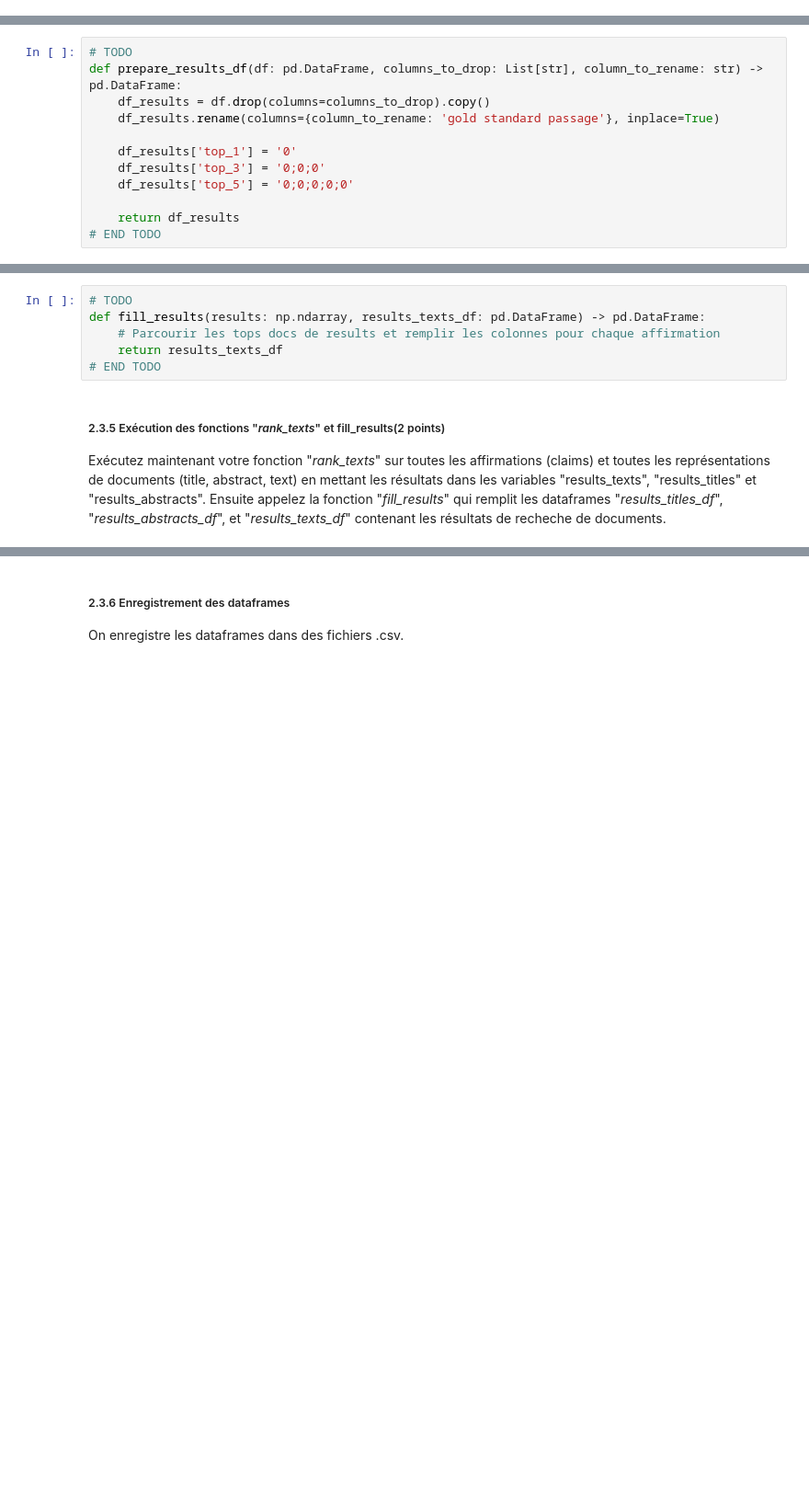
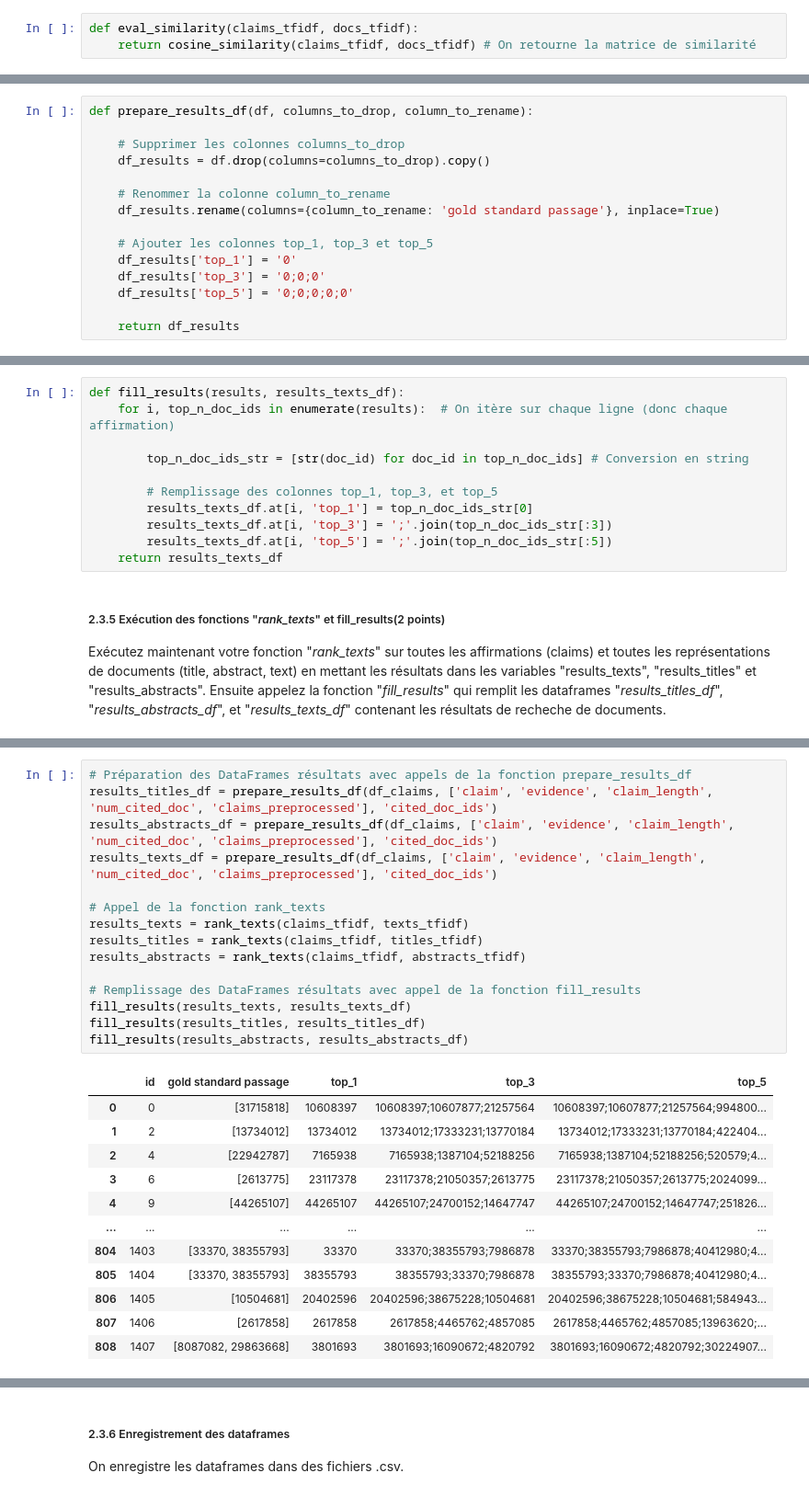
Before and after one commit to mohamedali05/TP_INF8460, a Jupyter notebook: Mathis_INF8460_A24_TP1_Enonce╠ü.ipynb, the cells around one changed output, grey strips where cells are left out. Shown at 92% size. Drawn from its saved outputs; the diff is of its cells as text; blank space fills up the shorter version.

```diff
--- a/Mathis_INF8460_A24_TP1_Enonce╠ü.ipynb
+++ b/Mathis_INF8460_A24_TP1_Enonce╠ü.ipynb
@@ -933,3 +668,6 @@ print(eval_similarity(claims_tfidf, titles_tfidf))
+# %%
+def eval_similarity(claims_tfidf, docs_tfidf):
+    return cosine_similarity(claims_tfidf, docs_tfidf) # On retourne la matrice de similarité
 # %% [markdown]
 ##### 2.3.2 Implémentation de la fonction "_rank_texts_" (2 points)
 
@@ -973,17 +713,20 @@ virgules, correspondant respectivement à des configurations de 1, 3, et
 
 Vous utiliserez ensuite cette fonction pour créer les dataframes "results_titles_df", "results_abstracts_df" et "results_texts_df", qui seront destinés à contenir les résultats de recherche de documents pour "title", "abstract" et "text" respectivement.
 # %%
-# TODO
-def prepare_results_df(df: pd.DataFrame, columns_to_drop: List[str], column_to_rename: str) -> pd.DataFrame:
+def prepare_results_df(df, columns_to_drop, column_to_rename):
+
+    # Supprimer les colonnes columns_to_drop
     df_results = df.drop(columns=columns_to_drop).copy()
+
+    # Renommer la colonne column_to_rename
     df_results.rename(columns={column_to_rename: 'gold standard passage'}, inplace=True)
 
+    # Ajouter les colonnes top_1, top_3 et top_5
     df_results['top_1'] = '0'
     df_results['top_3'] = '0;0;0'
     df_results['top_5'] = '0;0;0;0;0'
 
     return df_results
-# END TODO
 # %% [markdown]
 > Sortie attendue pour chaque dataframe préparé
 <div>
@@ -1048,12 +791,17 @@ Cette fonction prend les arguments suivant:
 - "_results_texts_df_" : Dataframe contenant les affirmations ainsi que les colonnes "top_1", "top_3", "top_5" où doivent être mis les top-n documents les plus pertinents.
 
 Les deux arguments contiennent le même nombre d'éléments et pour le même indice, font référence à la même affirmation.
-# %%
-# TODO
-def fill_results(results: np.ndarray, results_texts_df: pd.DataFrame) -> pd.DataFrame:
-    # Parcourir les tops docs de results et remplir les colonnes pour chaque affirmation
-    return results_texts_df
-# END TODO
+# %%
+def fill_results(results, results_texts_df):
+    for i, top_n_doc_ids in enumerate(results):  # On itère sur chaque ligne (donc chaque affirmation)
+
+        top_n_doc_ids_str = [str(doc_id) for doc_id in top_n_doc_ids] # Conversion en string
+
+        # Remplissage des colonnes top_1, top_3, et top_5
+        results_texts_df.at[i, 'top_1'] = top_n_doc_ids_str[0]
+        results_texts_df.at[i, 'top_3'] = ';'.join(top_n_doc_ids_str[:3])
+        results_texts_df.at[i, 'top_5'] = ';'.join(top_n_doc_ids_str[:5])
+    return results_texts_df
 # %% [markdown]
 ##### 2.3.5 Exécution des fonctions "_rank_texts_" et fill_results(2 points)
 
@@ -1065,0 +809,28 @@ Exécutez maintenant votre fonction "_rank_texts_" sur toutes les affirmations (
+# %%
+# Préparation des DataFrames résultats avec appels de la fonction prepare_results_df
+results_titles_df = prepare_results_df(df_claims, ['claim', 'evidence', 'claim_length', 'num_cited_doc', 'claims_preprocessed'], 'cited_doc_ids')
+results_abstracts_df = prepare_results_df(df_claims, ['claim', 'evidence', 'claim_length', 'num_cited_doc', 'claims_preprocessed'], 'cited_doc_ids')
+results_texts_df = prepare_results_df(df_claims, ['claim', 'evidence', 'claim_length', 'num_cited_doc', 'claims_preprocessed'], 'cited_doc_ids')
+
+# Appel de la fonction rank_texts
+results_texts = rank_texts(claims_tfidf, texts_tfidf)
+results_titles = rank_texts(claims_tfidf, titles_tfidf)
+results_abstracts = rank_texts(claims_tfidf, abstracts_tfidf)
+
+# Remplissage des DataFrames résultats avec appel de la fonction fill_results
+fill_results(results_texts, results_texts_df)
+fill_results(results_titles, results_titles_df)
+fill_results(results_abstracts, results_abstracts_df)
+# %% [output]
+|  | id | gold standard passage | top_1 | top_3 | top_5 |
+| 0 | 0 | [31715818] | 10608397 | 10608397;10607877;21257564 | 10608397;10607877;21257564;994800... |
+| 1 | 2 | [13734012] | 13734012 | 13734012;17333231;13770184 | 13734012;17333231;13770184;422404... |
+| 2 | 4 | [22942787] | 7165938 | 7165938;1387104;52188256 | 7165938;1387104;52188256;520579;4... |
+| 3 | 6 | [2613775] | 23117378 | 23117378;21050357;2613775 | 23117378;21050357;2613775;2024099... |
+| 4 | 9 | [44265107] | 44265107 | 44265107;24700152;14647747 | 44265107;24700152;14647747;251826... |
+| ... | ... | ... | ... | ... | ... |
+| 804 | 1403 | [33370, 38355793] | 33370 | 33370;38355793;7986878 | 33370;38355793;7986878;40412980;4... |
+| 805 | 1404 | [33370, 38355793] | 38355793 | 38355793;33370;7986878 | 38355793;33370;7986878;40412980;4... |
+| 806 | 1405 | [10504681] | 20402596 | 20402596;38675228;10504681 | 20402596;38675228;10504681;584943... |
+| 807 | 1406 | [2617858] | 2617858 | 2617858;4465762;4857085 | 2617858;4465762;4857085;13963620;... |
+| 808 | 1407 | [8087082, 29863668] | 3801693 | 3801693;16090672;4820792 | 3801693;16090672;4820792;30224907... |
```
Also changed, not shown: parts of 48 cells of this notebook, 3 other files.
